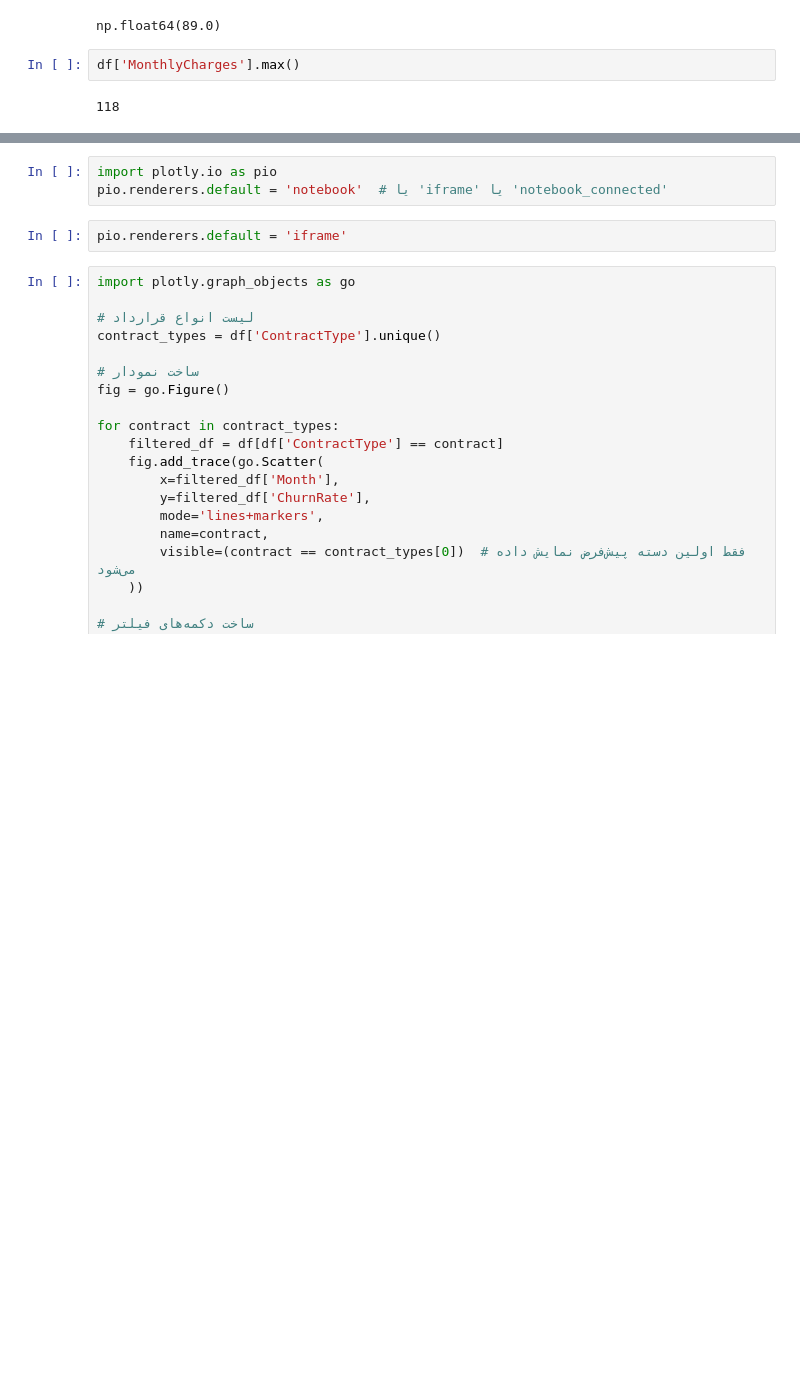
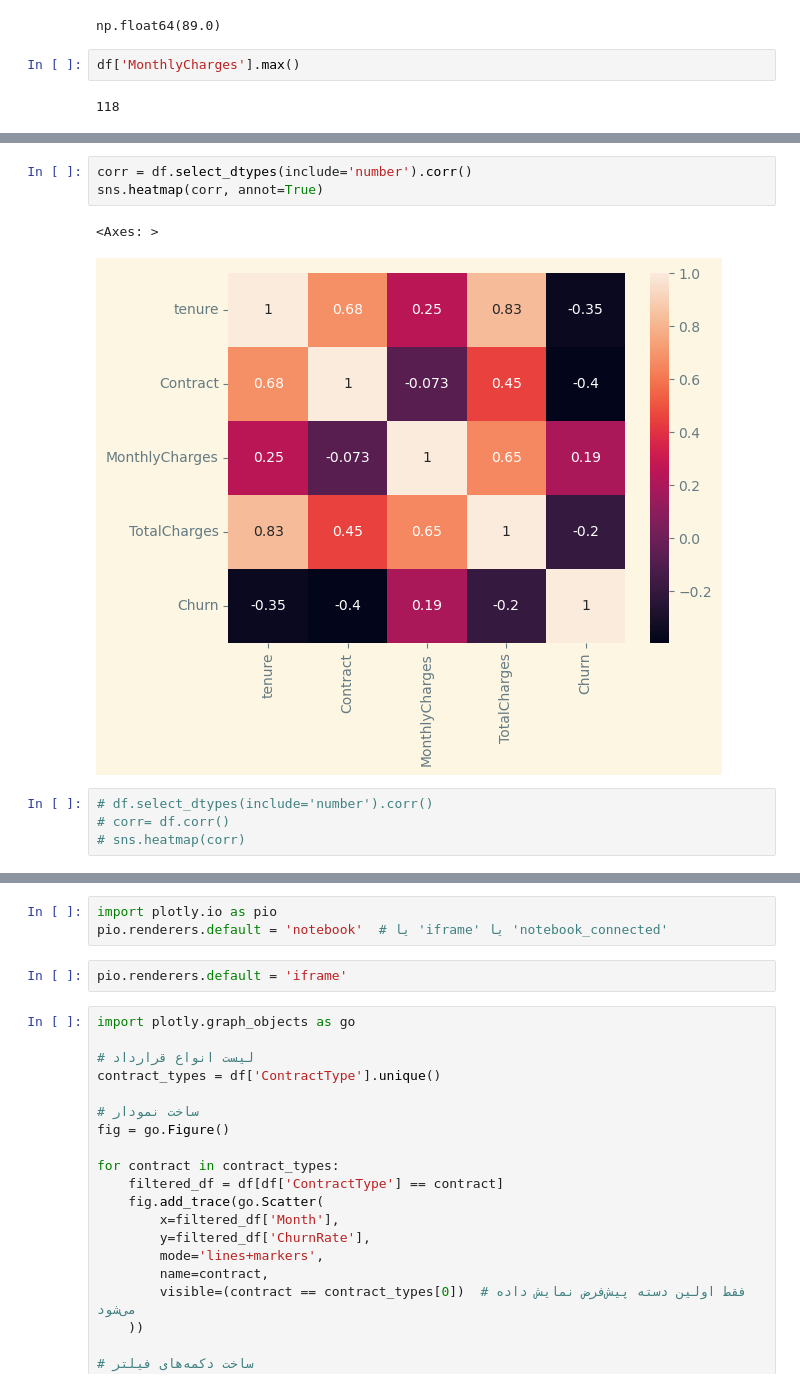
Before and after one commit to HamedRabbani/Telco_Customer_Churn, a Jupyter notebook: Notebooks/EDA.ipynb, the cells around one changed output, grey strips where cells are left out. Saved outputs shown, nothing was run; the diff lists cells and outputs as text; blank space fills up the shorter version.

```diff
--- a/Notebooks/EDA.ipynb
+++ b/Notebooks/EDA.ipynb
@@ -1024,0 +923,10 @@ result
+# %%
+corr = df.select_dtypes(include='number').corr()
+sns.heatmap(corr, annot=True)
+# %% [output]
+<Axes: >
+[figure, added]
+# %%
+# df.select_dtypes(include='number').corr()
+# corr= df.corr()
+# sns.heatmap(corr)
```
Also changed, not shown: parts of 58 cells of this notebook.
